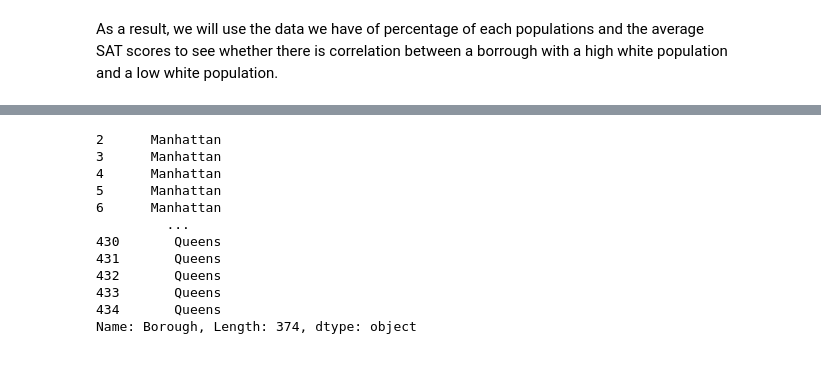
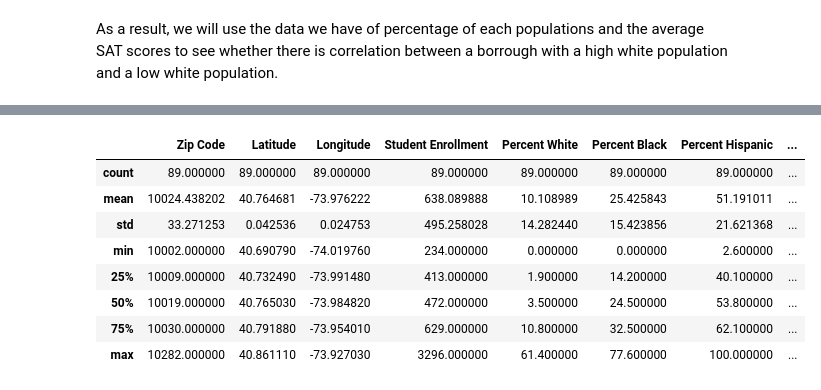
Before and after one commit to ECO225W2022/ECO225-arhammalik1, a Jupyter notebook: Project 1.ipynb, the cells around one changed output, grey strips where cells are left out. Saved outputs shown, nothing was run; the diff lists cells and outputs as text; code cells hidden in the pictures.

```diff
--- a/Project 1.ipynb
+++ b/Project 1.ipynb
@@ -121,15 +111,16 @@ df2.describe()
-# %%
-df2['Borough']
-# %% [output]
-2      Manhattan
-3      Manhattan
-4      Manhattan
-5      Manhattan
-6      Manhattan
-         ...
-430       Queens
-431       Queens
-432       Queens
-433       Queens
-434       Queens
-Name: Borough, Length: 374, dtype: object
+# %%
+df2['Total Average Score'] = df2['Average Score (SAT Math)'] + df2['Average Score (SAT Reading)'] + df2['Average Score (SAT Writing)']
+# %%
+Manhattan_SAT = ['Manhattan']
+df_manhattan = df2[df2['Borough'].isin(Manhattan_SAT)]
+df_manhattan.describe()
+# %% [output]
+|  | Zip Code | Latitude | Longitude | Student Enrollment | Percent White | Percent Black | Percent Hispanic | ... |
+| count | 89.000000 | 89.000000 | 89.000000 | 89.000000 | 89.000000 | 89.000000 | 89.000000 | ... |
+| mean | 10024.438202 | 40.764681 | -73.976222 | 638.089888 | 10.108989 | 25.425843 | 51.191011 | ... |
+| std | 33.271253 | 0.042536 | 0.024753 | 495.258028 | 14.282440 | 15.423856 | 21.621368 | ... |
+| min | 10002.000000 | 40.690790 | -74.019760 | 234.000000 | 0.000000 | 0.000000 | 2.600000 | ... |
+| 25% | 10009.000000 | 40.732490 | -73.991480 | 413.000000 | 1.900000 | 14.200000 | 40.100000 | ... |
+| 50% | 10019.000000 | 40.765030 | -73.984820 | 472.000000 | 3.500000 | 24.500000 | 53.800000 | ... |
+| 75% | 10030.000000 | 40.791880 | -73.954010 | 629.000000 | 10.800000 | 32.500000 | 62.100000 | ... |
+| max | 10282.000000 | 40.861110 | -73.927030 | 3296.000000 | 61.400000 | 77.600000 | 100.000000 | ... |
```
Also changed, not shown: parts of 8 cells of this notebook.
